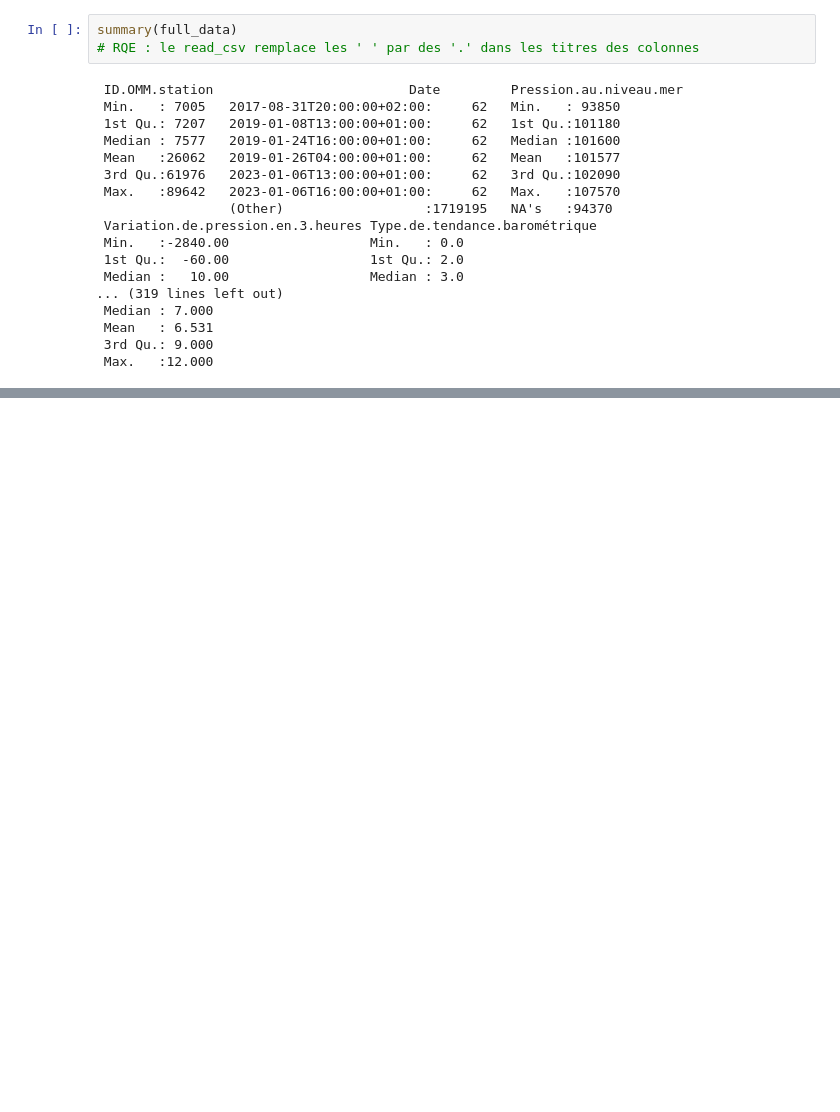
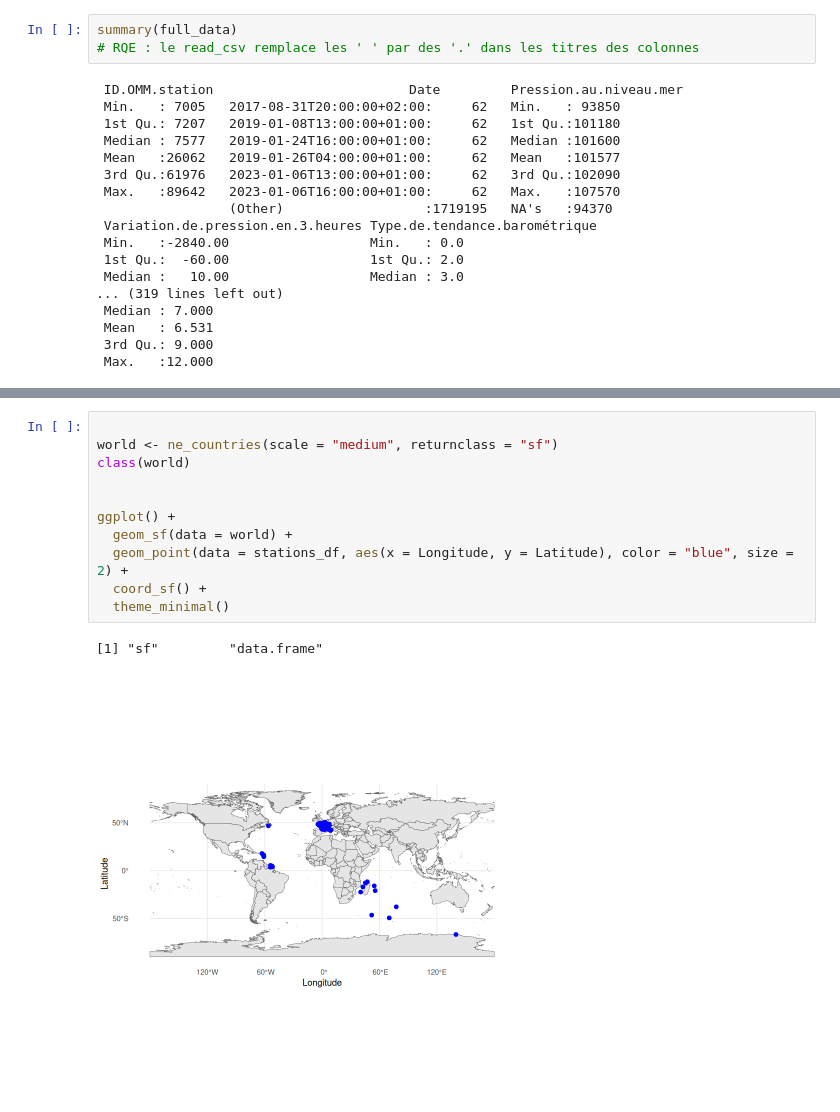
Before and after one commit to thomasdepic/SDD-BE-meteo, a Jupyter notebook: CR_R_version.ipynb, the cells around one changed output, grey strips where cells are left out. Saved outputs shown, nothing was run; the diff lists cells and outputs as text; blank space fills up the shorter version.

```diff
--- a/CR_R_version.ipynb
+++ b/CR_R_version.ipynb
@@ -34,0 +73,14 @@ summary(full_data)
+# %%
+
+world <- ne_countries(scale = "medium", returnclass = "sf")
+class(world)
+
+
+ggplot() +
+  geom_sf(data = world) +
+  geom_point(data = stations_df, aes(x = Longitude, y = Latitude), color = "blue", size = 2) +
+  coord_sf() +
+  theme_minimal()
+# %% [output]
+[1] "sf"         "data.frame"
+[figure, added]
```
Also changed, not shown: parts of 4 cells of this notebook.
